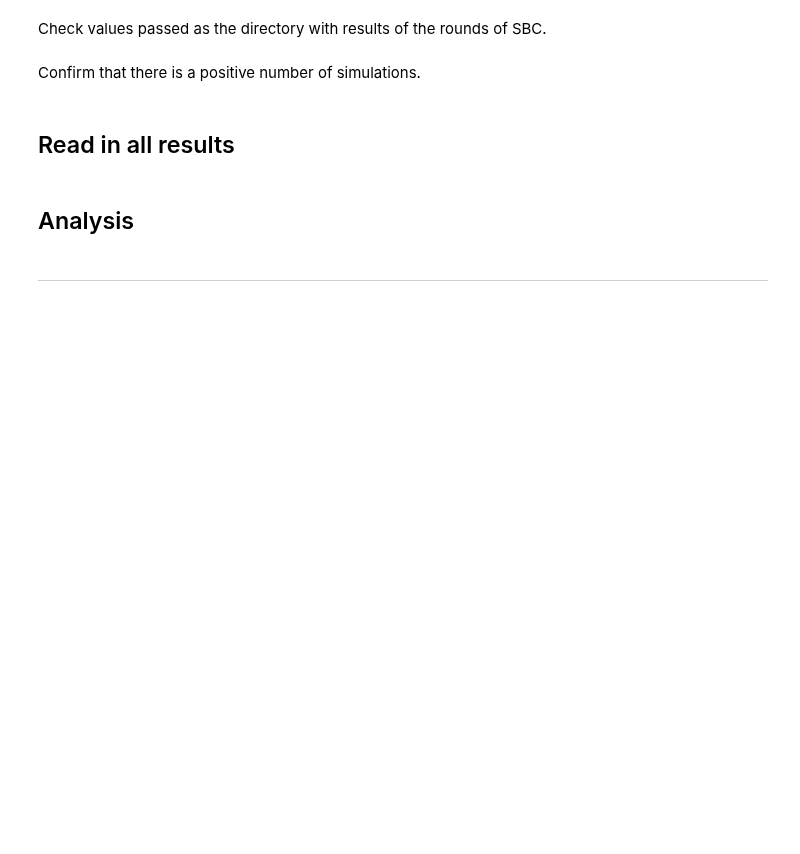
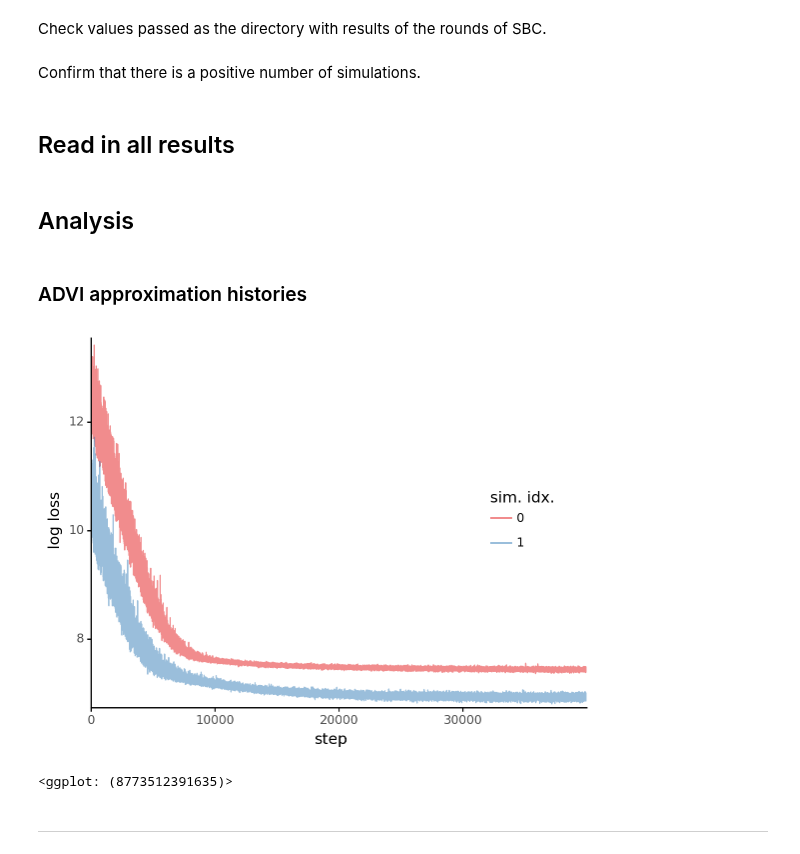
Before and after one commit to Kevin-Haigis-Lab/speclet, a Jupyter notebook: reports/crc_sbc_reports/sbc-results-template.ipynb, the cells around one changed output. Cells and saved outputs as stored; diff of their text form; code cells hidden in the pictures; blank space fills up the shorter version.

Commit message:
feat: SBC report show sample of ADVI fitting histories

```diff
--- a/reports/crc_sbc_reports/sbc-results-template.ipynb
+++ b/reports/crc_sbc_reports/sbc-results-template.ipynb
@@ -74,6 +78,51 @@ simulation_posteriors_df = pd.read_pickle(sbc_collated_results_path)
 simulation_posteriors_df.head()
 # %% [markdown]
 ## Analysis
+# %% [markdown]
+### ADVI approximation histories
+# %%
+advi_histories: List[np.ndarray] = []
+
+for dir in sbc_results_dir.iterdir():
+    if not dir.is_dir():
+        continue
+
+    cache_manager = Pymc3ModelCacheManager(name=MODEL_NAME, root_cache_dir=dir)
+    if cache_manager.advi_cache_exists():
+        _, advi_approx = cache_manager.get_advi_cache()
+        advi_histories.append(advi_approx.hist)
+# %%
+n_sims_advi_hist = min(NUM_SIMULATIONS, 5)
+sample_hist_idxs = np.random.choice(
+    list(range(len(advi_histories))), size=n_sims_advi_hist, replace=False
+)
+
+
+def make_hist_df(sim_idx: int, hist_list: List[np.ndarray]) -> pd.DataFrame:
+    df = pd.DataFrame({"sim_idx": sim_idx, "loss": hist_list[sim_idx].flatten()})
+    df["step"] = np.arange(df.shape[0])
+    return df
+
+
+sampled_advi_histories = pd.concat(
+    [make_hist_df(i, advi_histories) for i in sample_hist_idxs]
+).reset_index(drop=True)
+
+(
+    gg.ggplot(
+        sampled_advi_histories,
+        gg.aes(x="step", y="np.log(loss)", color="factor(sim_idx)"),
+    )
+    + gg.geom_line(alpha=0.5)
+    + gg.scale_color_brewer(type="qual", palette="Set1")
+    + gg.scale_x_continuous(expand=(0, 0))
+    + gg.scale_y_continuous(expand=(0.01, 0, 0.02, 0))
+    + gg.theme(legend_position=(0.8, 0.5))
+    + gg.labs(y="log loss", color="sim. idx.")
+)
+# %% [output]
+[figure, added]
+<ggplot: (8773512391635)>
 # %%
 accuracy_per_parameter = (
     simulation_posteriors_df.copy()
```
Also changed, not shown: parts of 2 cells of this notebook, 2 other files.
